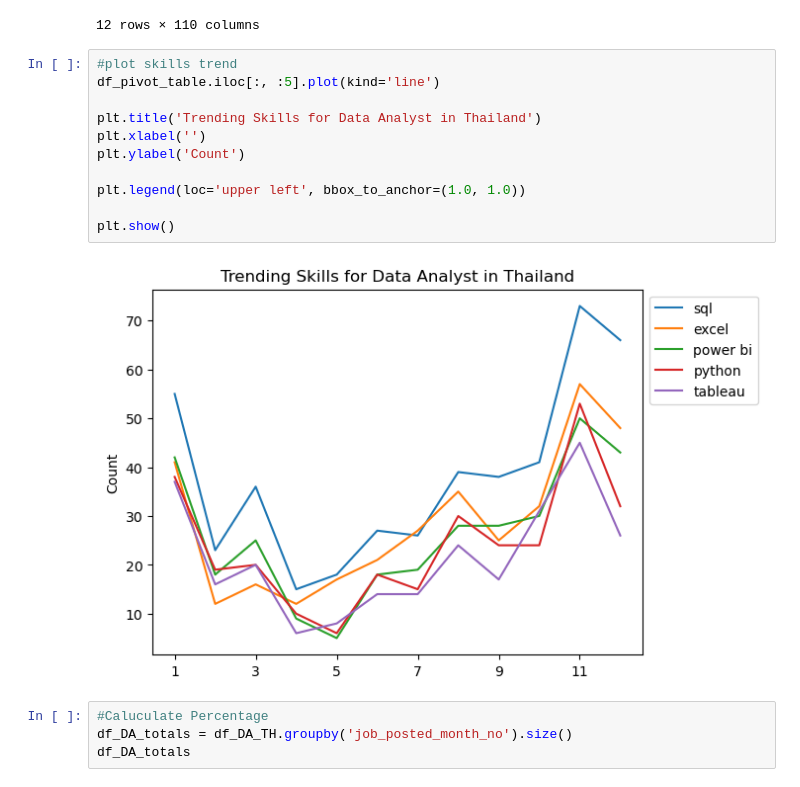
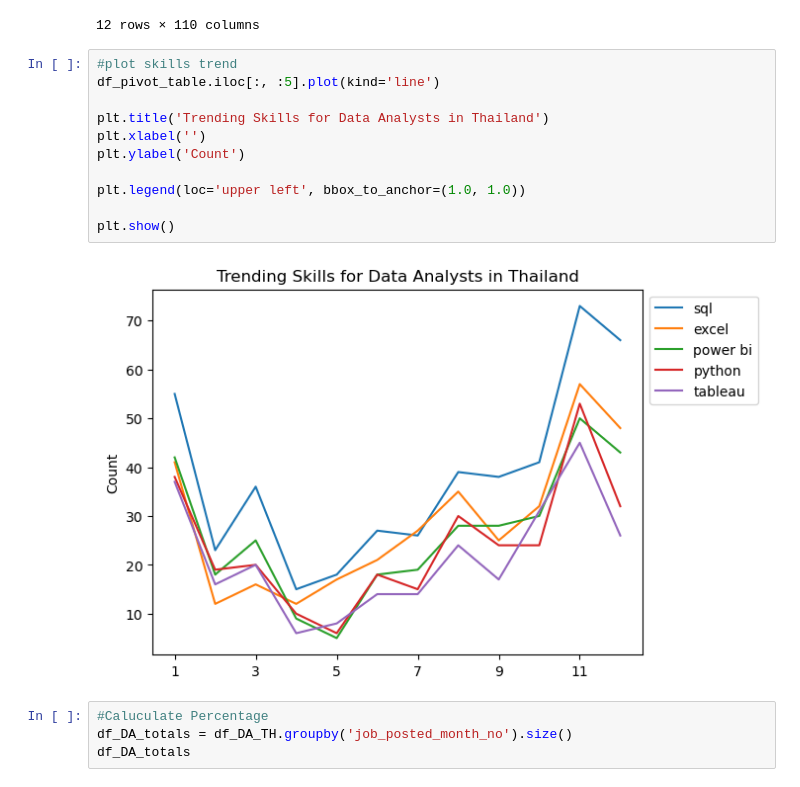
Before and after one commit to Phuthita-jant/Python_Data_Project, a Jupyter notebook: 3_Project/3_Skills_Trend.ipynb, the cells around one changed output. Drawn from its saved outputs; the diff is of its cells as text.

```diff
--- a/3_Project/3_Skills_Trend.ipynb
+++ b/3_Project/3_Skills_Trend.ipynb
@@ -77,16 +77,16 @@ df_pivot_table
 # %%
 #plot skills trend
 df_pivot_table.iloc[:, :5].plot(kind='line')
 
-plt.title('Trending Skills for Data Analyst in Thailand')
+plt.title('Trending Skills for Data Analysts in Thailand')
 plt.xlabel('')
 plt.ylabel('Count')
 
 plt.legend(loc='upper left', bbox_to_anchor=(1.0, 1.0))
 
 plt.show()
 # %% [output]
-[figure, old version]
+[figure, new version]
 # %%
 #Caluculate Percentage
 df_DA_totals = df_DA_TH.groupby('job_posted_month_no').size()
```
Also changed, not shown: 3 other files.
